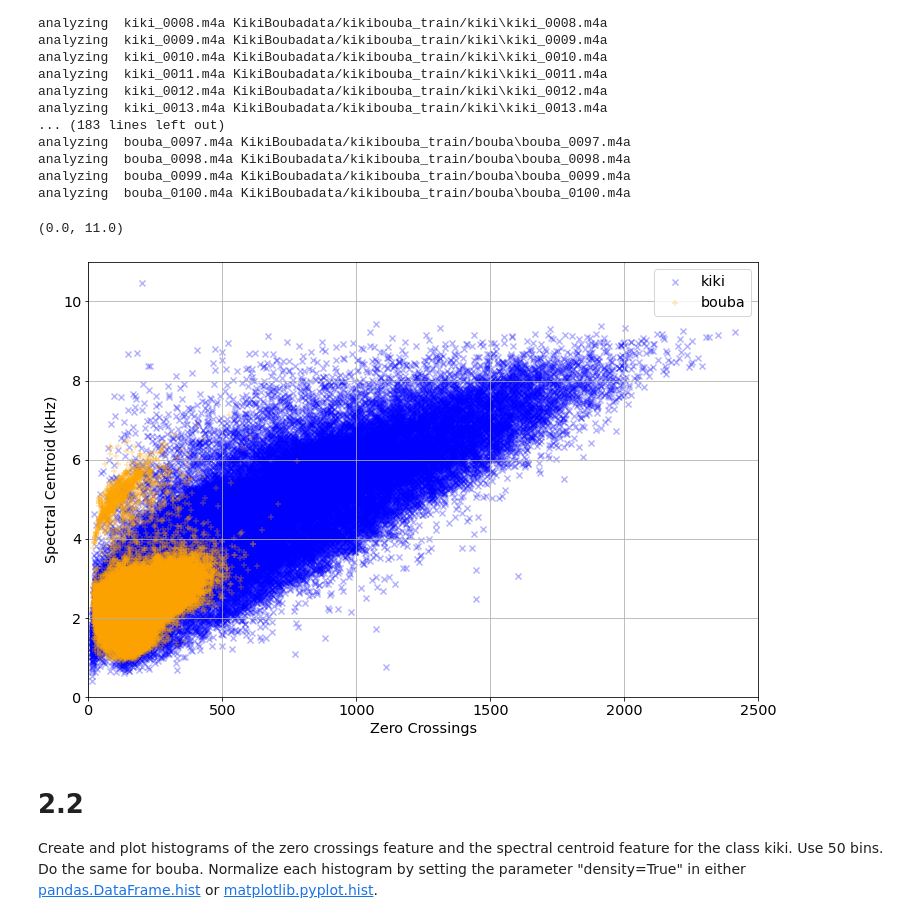
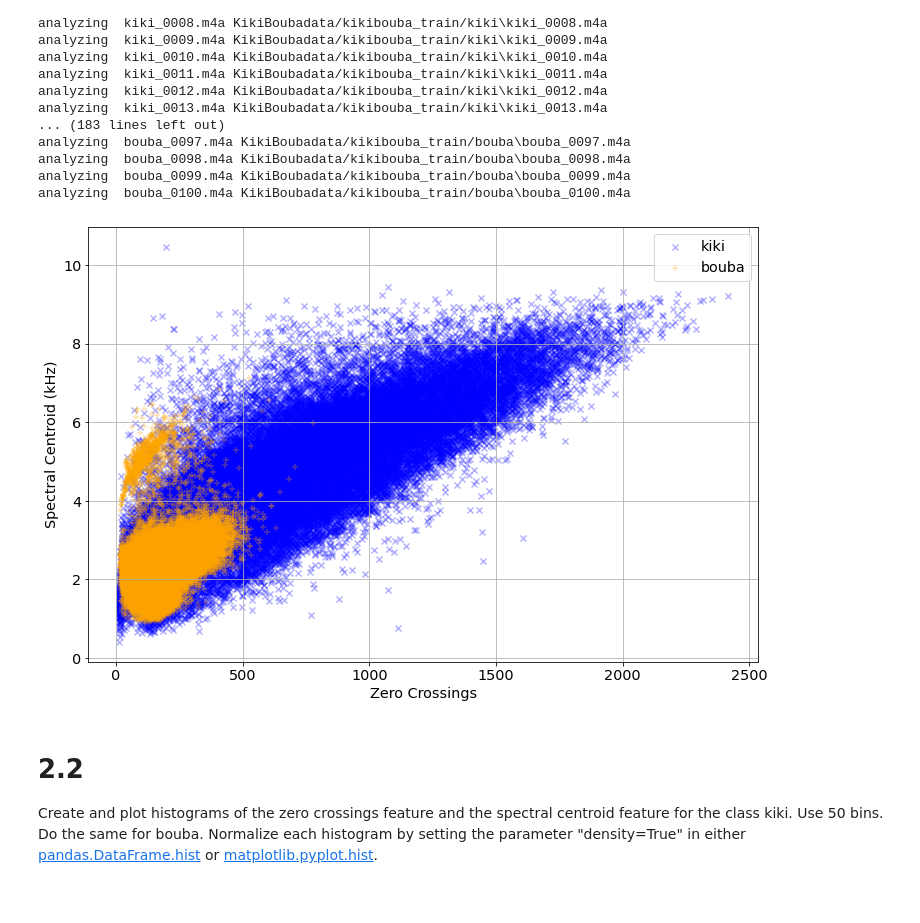
Before and after one commit to sergi-andreu/MusicInformatics, a Jupyter notebook: Lab 2 Machine Learnings/DT2470_lab02_Carsten_Sergi.ipynb, the cells around one changed output. Saved outputs shown, nothing was run; the diff lists cells and outputs as text; code cells hidden in the pictures.

```diff
--- a/Lab 2 Machine Learnings/DT2470_lab02.ipynb
+++ b/Lab 2 Machine Learnings/DT2470_lab02_Carsten_Sergi.ipynb
@@ -359,26 +361,31 @@ Using the functions above, compute zero crossing and spectral centroid features
 
 ![Screen%20Shot%202020-08-31%20at%2018.20.16.png](attachment:Screen%20Shot%202020-08-31%20at%2018.20.16.png)
 # %%
+import sys
+import os
+sys.path.append(os.getcwd())
+
 def extract_features(path, frame_size_seconds, window_hop_seconds):
     ZC_array = np.array([])
     SC_array = np.array([])
 
     for file in os.scandir(path):
-        print("analyzing ", file.name, file.path)
+        if file.path.endswith(".m4a"):
+            print("analyzing ", file.name, file.path)
 
-        sound = pydub.AudioSegment.from_file(path + "/" + file.name, format = "m4a")
-        sample_rate = sound.frame_rate
+            sound = pydub.AudioSegment.from_file(path + "/" + file.name, format = "m4a")
+            sample_rate = sound.frame_rate
 
-        windowsizeinsamples = frame_size_seconds * sample_rate
-        windowhopinsamples =  window_hop_seconds * sample_rate
+            windowsizeinsamples = frame_size_seconds * sample_rate
+            windowhopinsamples =  window_hop_seconds * sample_rate
 
-        samples = sound.get_array_of_samples()
+            samples = sound.get_array_of_samples()
 
-        ZC = extractZC( samples, windowsizeinsamples, windowhopinsamples )
-        SC = extractSC( samples, windowsizeinsamples, windowhopinsamples, sample_rate )
+            ZC = extractZC( samples, windowsizeinsamples, windowhopinsamples )
+            SC = extractSC( samples, windowsizeinsamples, windowhopinsamples, sample_rate )
 
-        ZC_array = np.append(ZC_array, ZC)
-        SC_array = np.append(SC_array, SC)
+            ZC_array = np.append(ZC_array, ZC)
+            SC_array = np.append(SC_array, SC)
 
     return ZC_array, SC_array
 # %%
@@ -433,20 +440,19 @@ analyzing  bouba_0100.m4a KikiBoubadata/kikibouba_train/bouba\bouba_0100.m4a
 # %%
 """
 Plotting
 """
 
 fig, ax = plt.subplots()
 ax.scatter(kiki_train_ZC,  kiki_train_SC, c='blue', marker='x', alpha=0.3, label='kiki')
 ax.scatter(bouba_train_ZC, bouba_train_SC, c='orange', marker ='+', alpha=0.3, label='bouba')
 ax.legend()
 ax.set_xlabel('Zero Crossings')
 ax.set_ylabel('Spectral Centroid (kHz)')
 ax.grid()
-ax.set_xlim((0,2500))
-ax.set_ylim((0,11))
+#ax.set_xlim((0,2500))
+#ax.set_ylim((0,11))
 # %% [output]
-(0.0, 11.0)
-[figure, old version]
+[figure, new version]
 # %% [markdown]
 # 2.2
 
```
Also changed, not shown: parts of 39 cells of this notebook, 2 other files.
